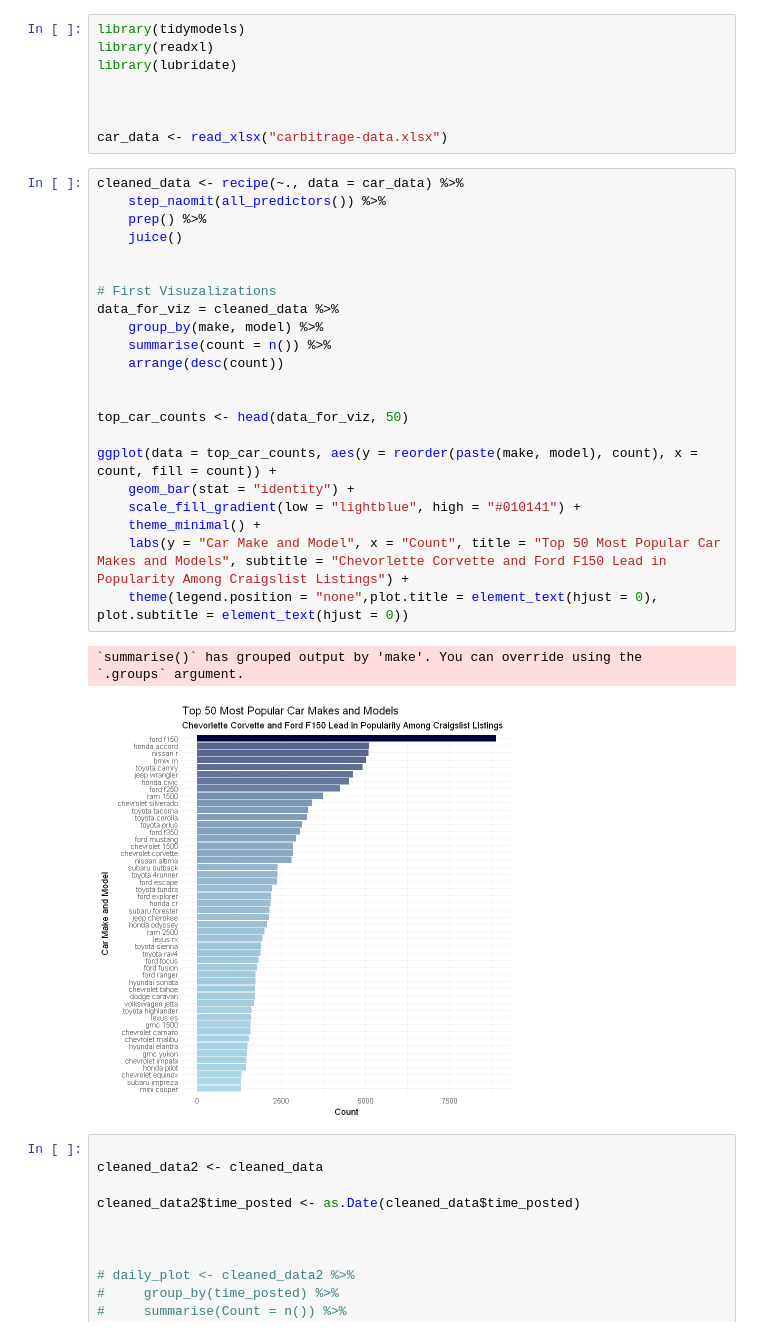
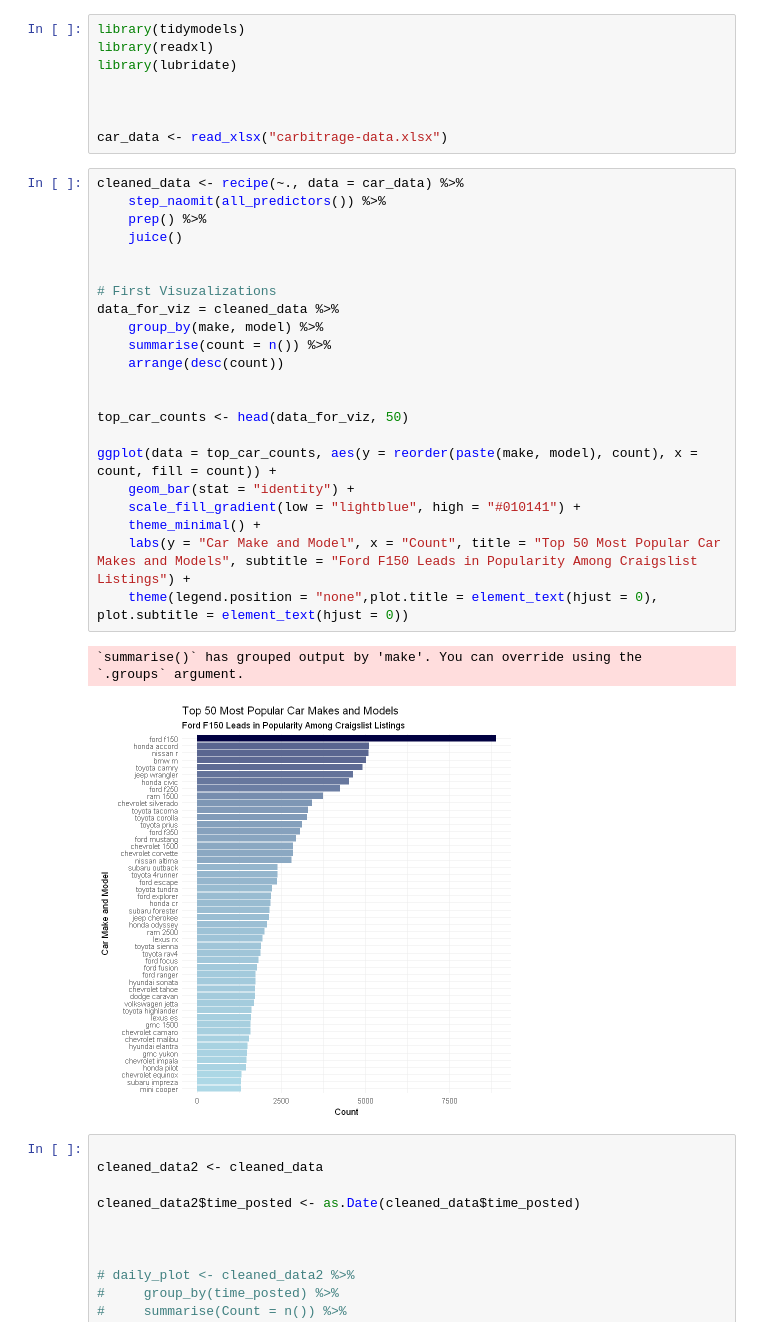
Before and after one commit to Aportra/data_viz_assignment, a Jupyter notebook: data_viz.ipynb, the cells around one changed output. Cells and saved outputs as stored; diff of their text form.

```diff
--- a/data_viz.ipynb
+++ b/data_viz.ipynb
@@ -9,29 +9,29 @@ car_data <- read_xlsx("carbitrage-data.xlsx")
 # %%
 cleaned_data <- recipe(~., data = car_data) %>%
     step_naomit(all_predictors()) %>%
     prep() %>%
     juice()
 
 
 # First Visuzalizations
 data_for_viz = cleaned_data %>%
     group_by(make, model) %>%
     summarise(count = n()) %>%
     arrange(desc(count))
 
 
 top_car_counts <- head(data_for_viz, 50)
 
 ggplot(data = top_car_counts, aes(y = reorder(paste(make, model), count), x = count, fill = count)) +
     geom_bar(stat = "identity") +
     scale_fill_gradient(low = "lightblue", high = "#010141") +
     theme_minimal() +
-    labs(y = "Car Make and Model", x = "Count", title = "Top 50 Most Popular Car Makes and Models", subtitle = "Chevorlette Corvette and Ford F150 Lead in Popularity Among Craigslist Listings") +
+    labs(y = "Car Make and Model", x = "Count", title = "Top 50 Most Popular Car Makes and Models", subtitle = "Ford F150 Leads in Popularity Among Craigslist Listings") +
     theme(legend.position = "none",plot.title = element_text(hjust = 0), plot.subtitle = element_text(hjust = 0))
 # %% [output]
 `summarise()` has grouped output by 'make'. You can override using the
 `.groups` argument.
-[figure, old version]
+[figure, new version]
 # %%
 
 cleaned_data2 <- cleaned_data
```
